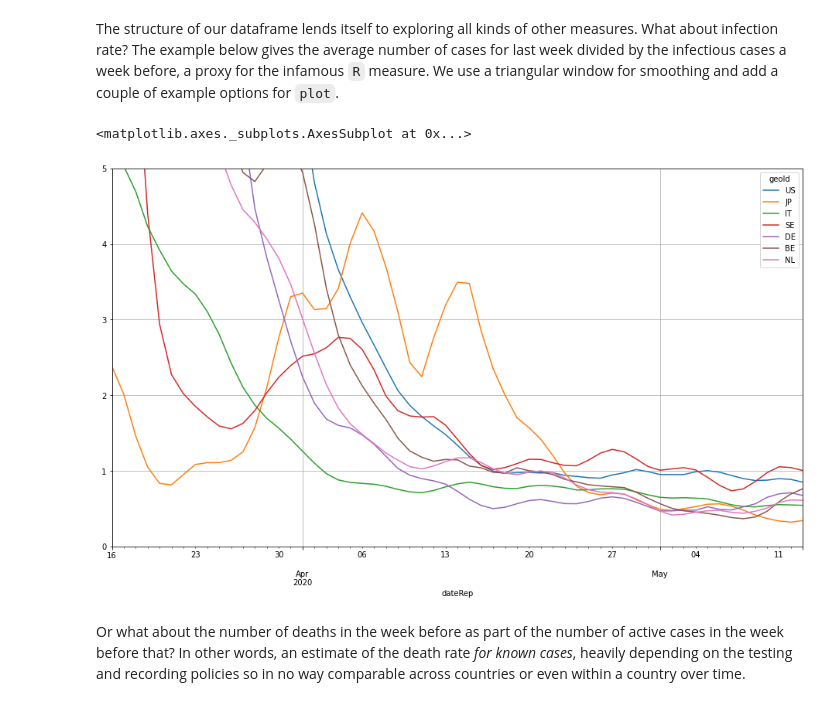
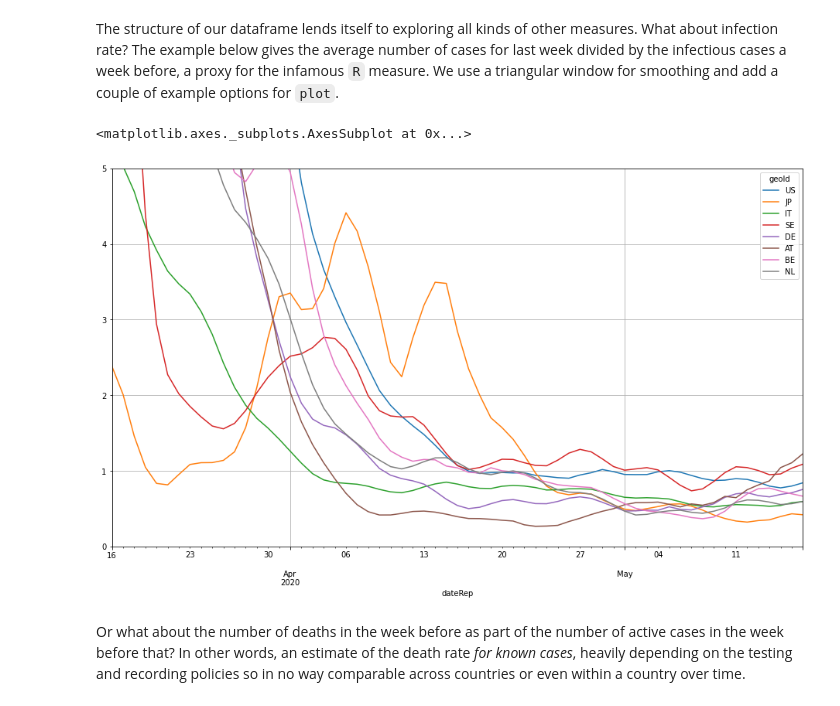
Before and after one commit to R3dje/COVID19, a Jupyter notebook: EUCDC.ipynb, the cells around one changed output. Cells and saved outputs as stored; diff of their text form; code cells hidden in the pictures.

```diff
--- a/EUCDC.ipynb
+++ b/EUCDC.ipynb
@@ -258,11 +258,11 @@ The structure of our dataframe lends itself to exploring all kinds of other meas
 # %%
 (df_geo.rolling(7, win_type='triang').mean() /\
  df_geo.shift(7).rolling(14, win_type='triang').mean())\
-['cases'][['US', 'JP', 'IT', 'SE', 'DE', 'BE', 'NL']].loc['20200316':].\
+['cases'][['US', 'JP', 'IT', 'SE', 'DE', 'AT', 'BE', 'NL']].loc['20200316':].\
 plot(figsize=(16, 9), grid=True, ylim=(0, 5))
 # %% [output]
 <matplotlib.axes._subplots.AxesSubplot at 0x...>
-[figure, old version]
+[figure, new version]
 # %% [markdown]
 Or what about the number of deaths in the week before as part of the number of active cases in the week before that? In other words, an estimate of the death rate *for known cases*, heavily depending on the testing and recording policies so in no way comparable across countries or even within a country over time.
 # %%
```
Also changed, not shown: parts of 24 cells of this notebook, 3 other files.
